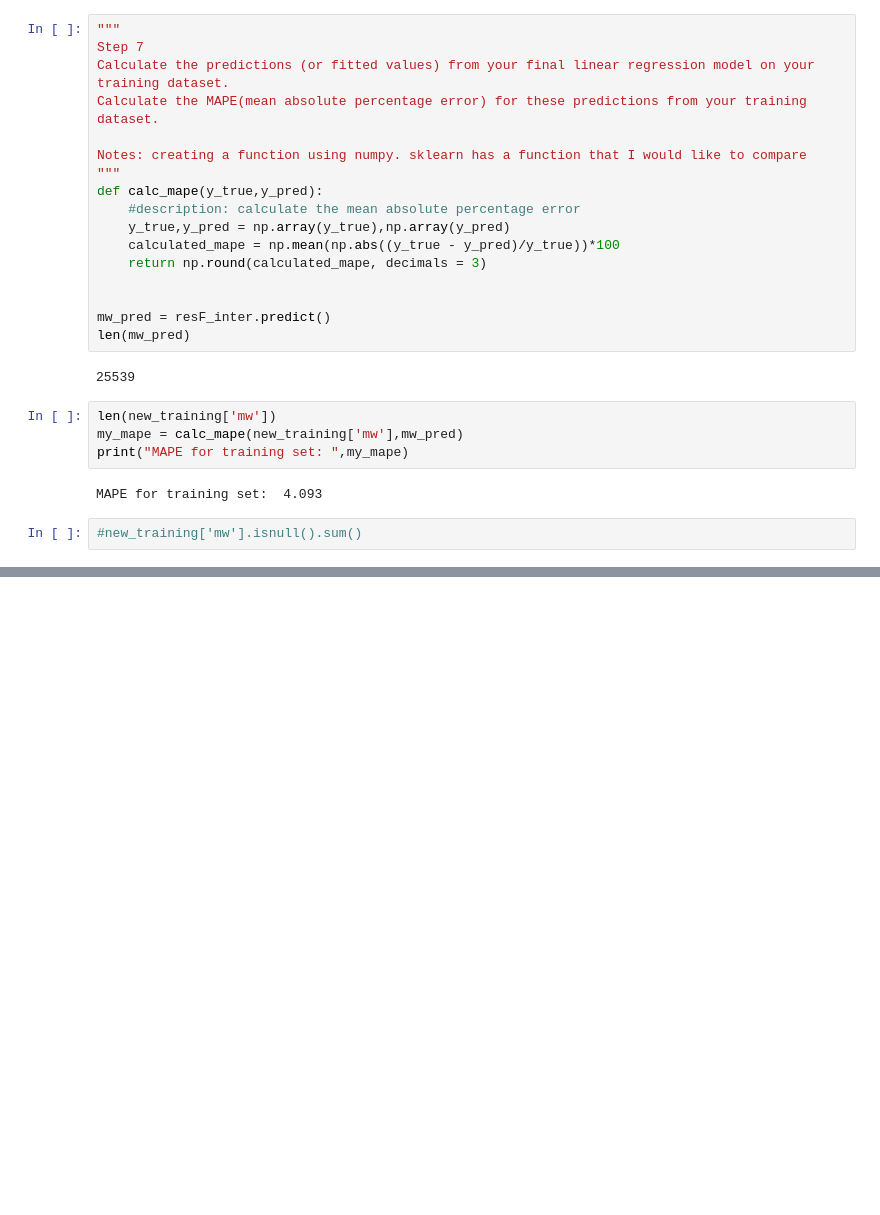
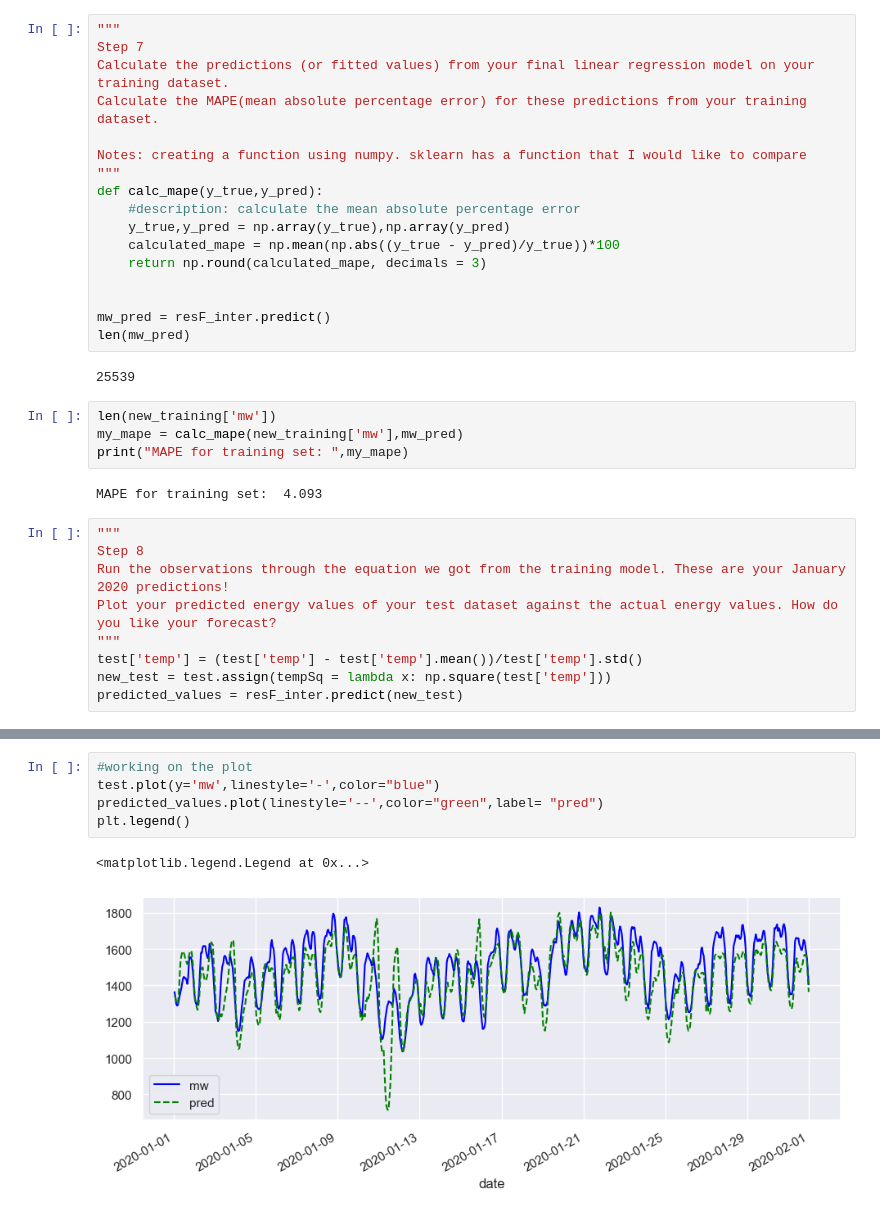
Before and after one commit to vjem/energy_tsf, a Jupyter notebook: energyForecasting.ipynb, the cells around one changed output, grey strips where cells are left out. Saved outputs shown, nothing was run; the diff lists cells and outputs as text; blank space fills up the shorter version.

```diff
--- a/energyForecasting.ipynb
+++ b/energyForecasting.ipynb
@@ -571,5 +576,12 @@ print("MAPE for training set: ",my_mape)
 # %% [output]
 MAPE for training set:  4.093
 # %%
-#new_training['mw'].isnull().sum()
+"""
+Step 8
+Run the observations through the equation we got from the training model. These are your January 2020 predictions!
+Plot your predicted energy values of your test dataset against the actual energy values. How do you like your forecast?
+"""
+test['temp'] = (test['temp'] - test['temp'].mean())/test['temp'].std()
+new_test = test.assign(tempSq = lambda x: np.square(test['temp']))
+predicted_values = resF_inter.predict(new_test)
 # %% [output]
@@ -576,0 +609,8 @@ MAPE for training set:  4.093
+# %%
+#working on the plot
+test.plot(y='mw',linestyle='-',color="blue")
+predicted_values.plot(linestyle='--',color="green",label= "pred")
+plt.legend()
+# %% [output]
+<matplotlib.legend.Legend at 0x...>
+[figure, added]
```
Also changed, not shown: parts of 10 cells of this notebook.
